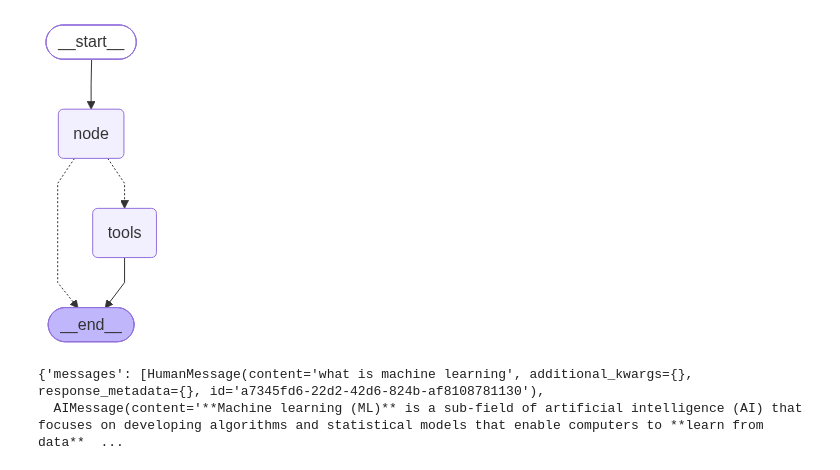
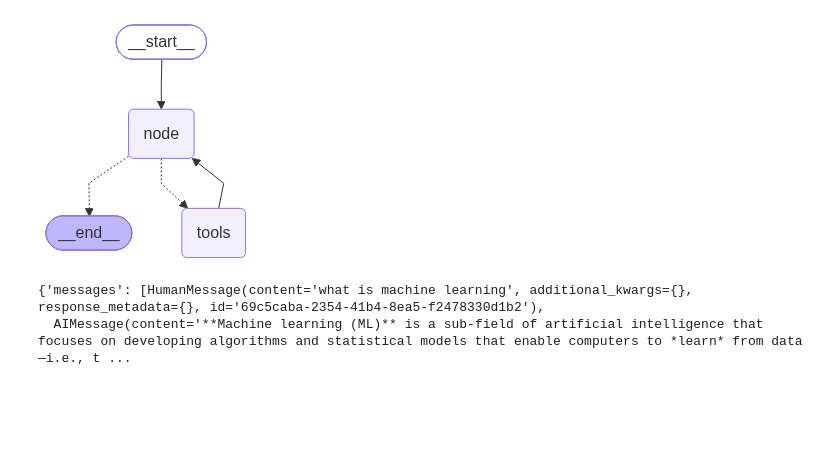
Before and after one commit to MohitPayasi/generative-ai-and-agents, a Jupyter notebook: langchain_langgraph/section_11/chat_with_multipletool.ipynb, the cells around one changed output. Drawn from its saved outputs; the diff is of its cells as text; code cells hidden in the pictures; blank space fills up the shorter version.

Commit message:
feat: add chat with multiple tools jupyter notebook

```diff
--- a/langchain_langgraph/section_11/chat_with_multipletool.ipynb
+++ b/langchain_langgraph/section_11/chat_with_multipletool.ipynb
@@ -95,6 +144,30 @@ from langgraph.graph import StateGraph,END,START
 
 from langgraph.prebuilt import ToolNode
 from langgraph.prebuilt import tools_condition
+# %%
+def multiply(a:int,b:int)->int:
+    """Multiply a and b
+    Args:
+        a first int
+        b second int
+    """
+    return a*b
+def add(a:int,b:int)->int:
+    """Addition a and b
+    Args:
+        a first int
+        b second int
+    """
+    return a+b
+def divide(a:int,b:int)->int:
+    """Divide a and b
+    Args:
+        a first int
+        b second int
+    """
+    return a/b
+# %%
+tool=[arxiv_tool,wiki,tavily,add,multiply,divide]
 # %%
 #Node
 def tool_call_llm(state:State):
@@ -102,25 +175,25 @@ def tool_call_llm(state:State):
 # %%
 graph = StateGraph(State)
 
 
 graph.add_node('node', tool_call_llm)
 graph.add_node('tools', ToolNode(tool))
 
 
 graph.add_edge(START, 'node')
 
 graph.add_conditional_edges('node', tools_condition)
 
 
-graph.add_edge('tools', END)
+graph.add_edge('tools', 'node')
 
 
 graph.compile()
 # %% [output]
-[figure, old version]
+[figure, new version]
 # %%
 graph.compile().invoke({'messages':HumanMessage(content='what is machine learning')})
 # %% [output]
-{'messages': [HumanMessage(content='what is machine learning', additional_kwargs={}, response_metadata={}, id='a7345fd6-22d2-42d6-824b-af8108781130'),
-  AIMessage(content='**Machine learning (ML)** is a sub‑field of artificial intelligence (AI) that focuses on developing algorithms and statistical models that enable computers to **learn from data**  ...
+{'messages': [HumanMessage(content='what is machine learning', additional_kwargs={}, response_metadata={}, id='69c5caba-2354-41b4-8ea5-f2478330d1b2'),
+  AIMessage(content='**Machine learning (ML)** is a sub‑field of artificial intelligence that focuses on developing algorithms and statistical models that enable computers to *learn* from data—i.e., t ...
 # %%
```
Also changed, not shown: parts of 9 cells of this notebook.
